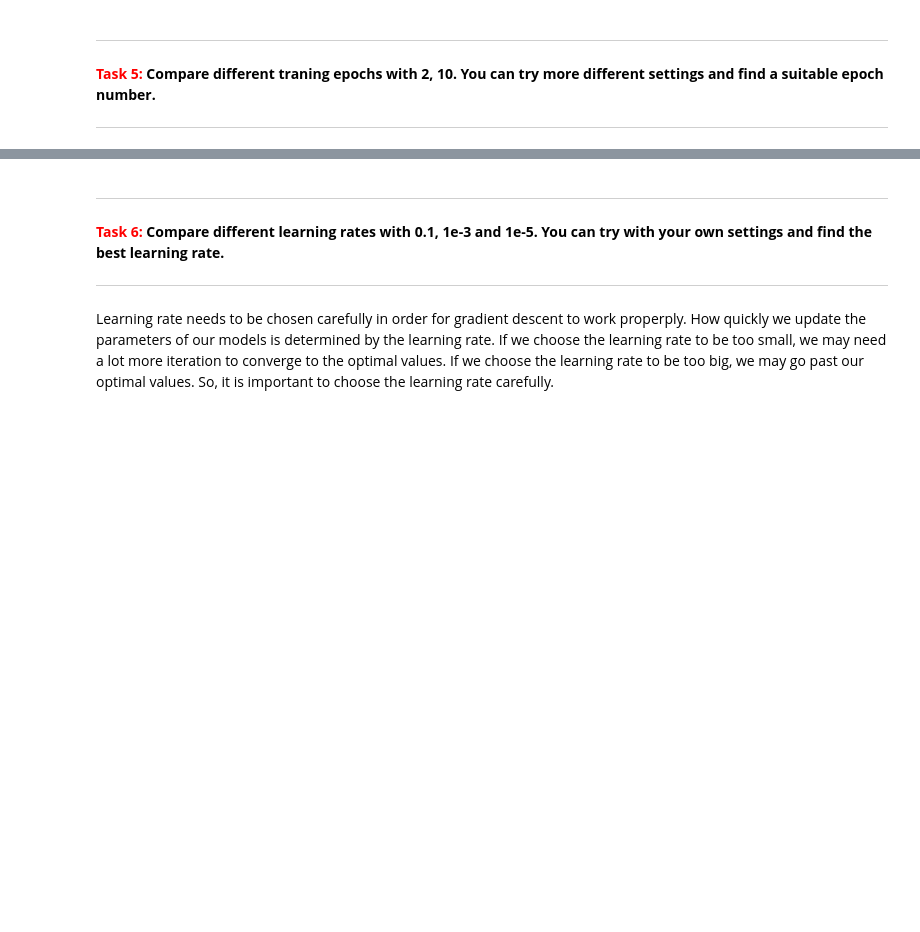
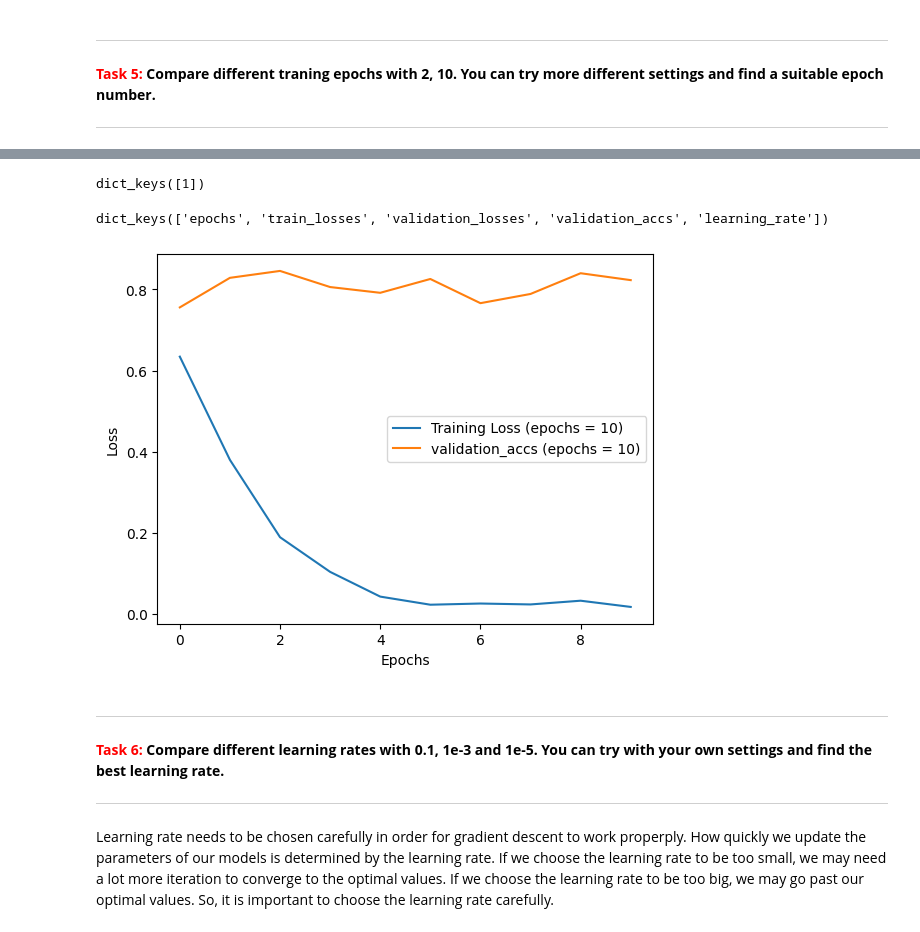
Before and after one commit to danschumac1/Deep_Learning_Lab3, a Jupyter notebook: Lab3.ipynb, the cells around one changed output, grey strips where cells are left out. Drawn from its saved outputs; the diff is of its cells as text; code cells hidden in the pictures; blank space fills up the shorter version.

```diff
--- a/Lab3.ipynb
+++ b/Lab3.ipynb
@@ -399,6 +400,10 @@ def predict_cb(sentence):
         return preds, ind, 'Cyberbullying detected.'
     else:
         return preds, ind, 'Cyberbullying not detected.'
+# %%
+def initialize_model():
+    bert_model = BertModel.from_pretrained('bert-base-uncased', output_hidden_states=True).to(device)
+    return CyberbullyingDetecter(bert_model, Num_classes).to(device)
 # %% [markdown]
 Next, Let's begin training our AI model
 # %% [markdown]
@@ -478,6 +513,7 @@ Let's review the previous code then finish the next code cell**<br>
 # %%
 #TODO: complete the code below
-..., ... = evaluate(...)
-evaluate(model, data_loader, criterion):
+test_loss, test_acc = evaluate(model, test_data_loader, criterion)
+
+evaluate(model, test_data_loader, criterion)
 
 print(f'| Test Loss: {test_loss:.3f} | Test Acc: {test_acc*100:.2f}% |')
@@ -590,14 +639,16 @@ def train_model(model, train_data_loader, val_data_loader, number_of_epochs, lea
 **<font color='red'>Task 5:</font> Compare different traning epochs with 2, 10. You can try more different settings and find a suitable epoch number.**
 - - - -
 # %%
-training_epochs = [2, 10]
+# restart the model everytime
+model = initialize_model()
+
+training_epochs = [10]
 learning_curve = {}
 
 for i, epoch in enumerate(training_epochs,1):
     print(f'Training for {epoch} epochs')
     # Initialize the model
-    bert_model = BertModel.from_pretrained('bert-base-uncased', output_hidden_states = True).to(device)
-    model = CyberbullyingDetecter(bert_model, Num_classes).to(device)
+    model = initialize_model()
     # Train the model
     learning_curve[i] = train_model(model, train_data_loader, val_data_loader, epoch, 2e-5, verbose=True)
     print('training complete!')
@@ -604,11 +670,21 @@ for i, epoch in enumerate(training_epochs,1):
+# %%
+learning_curve.keys()
+# %% [output]
+dict_keys([1])
+# %%
+learning_curve[1].keys()
+# %% [output]
+dict_keys(['epochs', 'train_losses', 'validation_losses', 'validation_accs', 'learning_rate'])
 # %%
-for i, epoch in enumerate(training_epochs,1):
-    plt.plot(learning_curve[i]['epochs'], learning_curve[i]['train_losses'], label=f'Training Loss (epochs = {epoch})')
-    plt.plot(learning_curve[i]['epochs'], learning_curve[i]['validation_losses'], label=f'Validation Loss (epochs = {epoch})')
-    plt.xlabel('Epochs')
-    plt.ylabel('Loss')
-    plt.legend()
-    plt.show()
+# for i, epoch in enumerate(training_epochs,):
+plt.plot(learning_curve[1]['epochs'], learning_curve[1]['train_losses'], label=f'Training Loss (epochs = {epoch})')
+plt.plot(learning_curve[1]['epochs'], learning_curve[1]['validation_accs'], label=f'validation_accs (epochs = {epoch})')
+plt.xlabel('Epochs')
+plt.ylabel('Loss')
+plt.legend()
+plt.show()
+# %% [output]
+[figure, added]
 # %% [markdown]
 - - - -
 **<font color='red'>Task 6:</font> Compare different learning rates with 0.1, 1e-3 and 1e-5. You can try with your own settings and find the best learning rate.**
```
Also changed, not shown: parts of 32 cells of this notebook, 3 other files.
